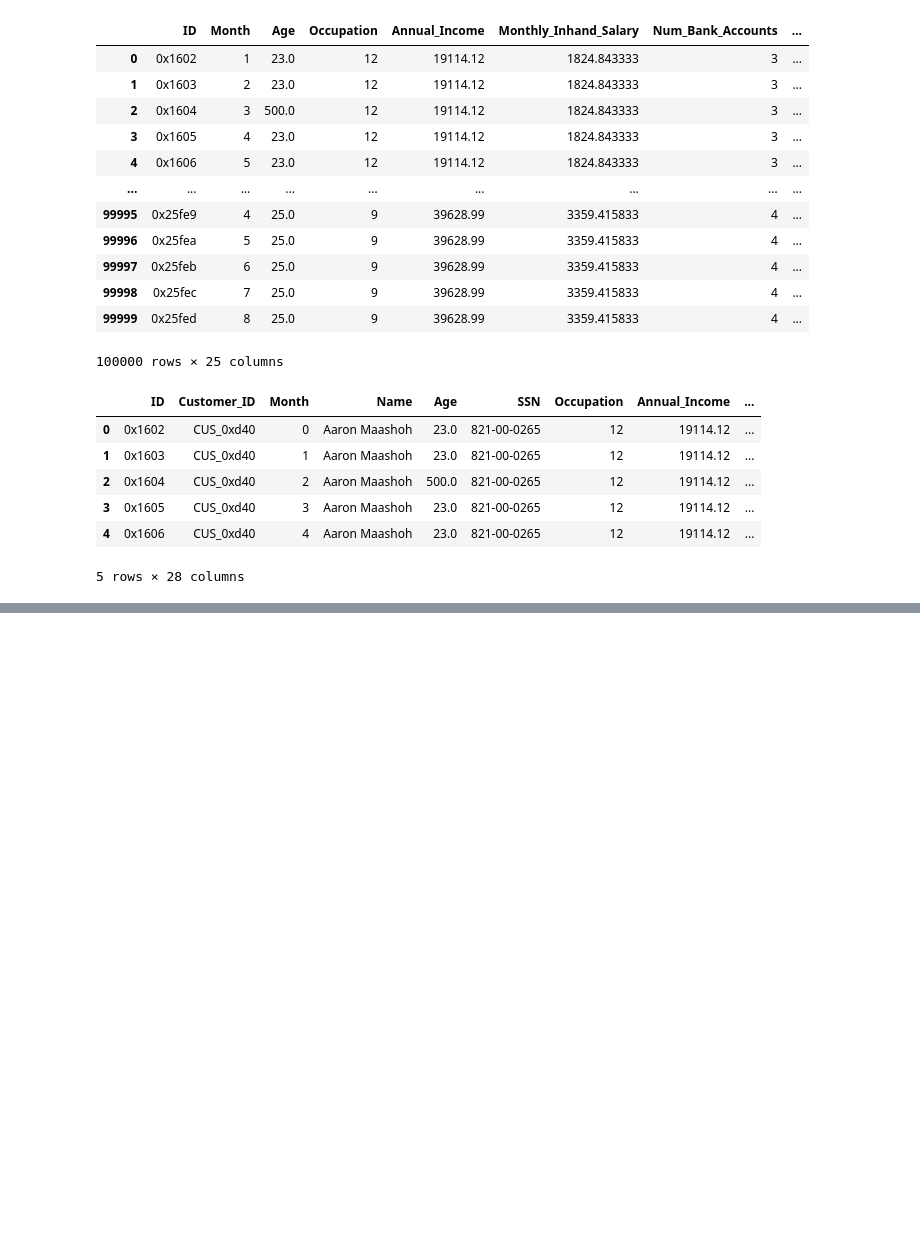
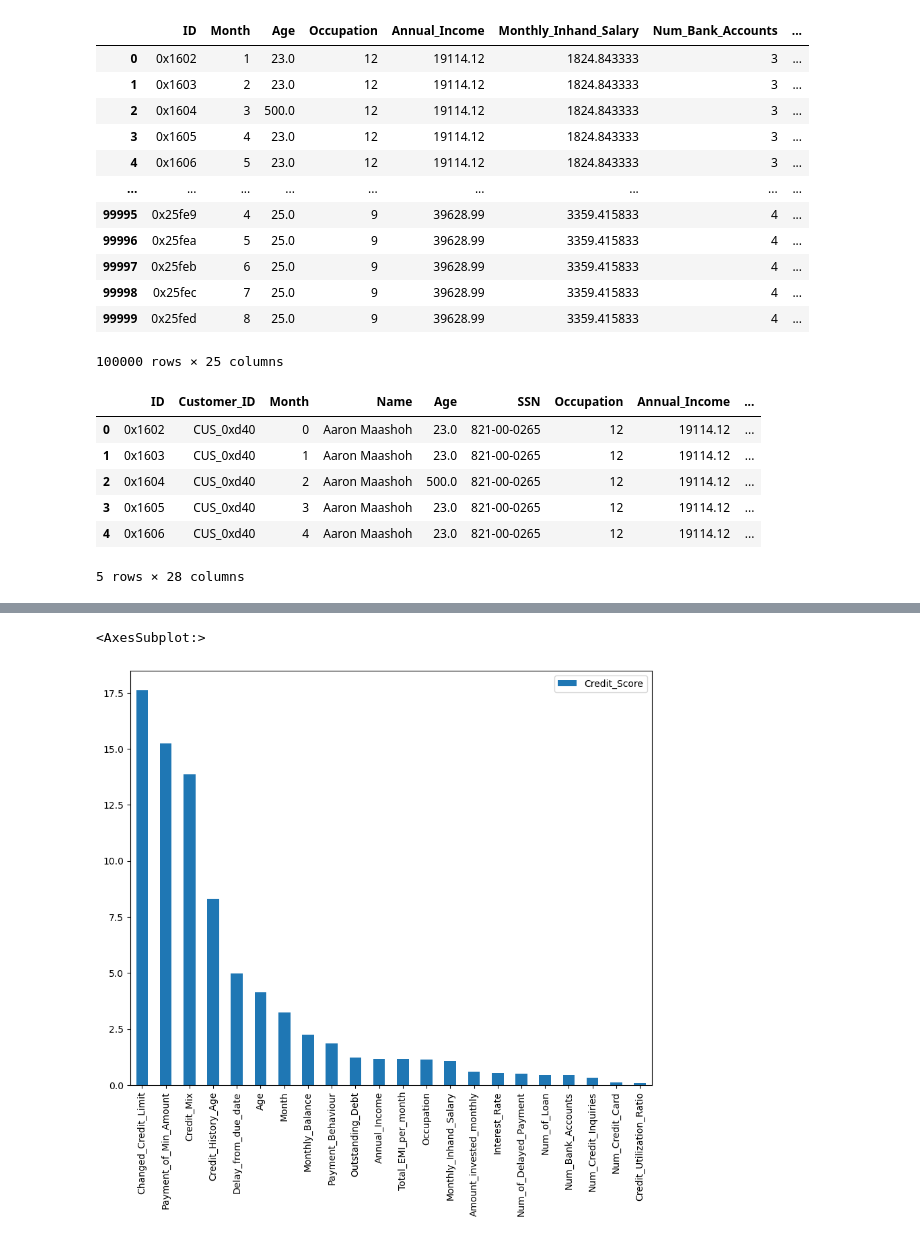
Before and after one commit to janki3l/mlbasics, a Jupyter notebook: creditScore.ipynb, the cells around one changed output, grey strips where cells are left out. Saved outputs shown, nothing was run; the diff lists cells and outputs as text; code cells hidden in the pictures; blank space fills up the shorter version.

```diff
--- a/creditScore.ipynb
+++ b/creditScore.ipynb
@@ -230,0 +253,4 @@ df_train.head()
+# %%
+# drop nanów
+
+df_train = df_train.dropna()
@@ -230,0 +354,7 @@ df_train.head()
+# %%
+# Ranking
+
+pd.DataFrame(abs(df_train.corr()['Credit_Score'].drop('Credit_Score')*100).sort_values(ascending=False)).plot.bar(figsize = (10,8))
+# %% [output]
+<AxesSubplot:>
+[figure, added]
```
Also changed, not shown: parts of 12 cells of this notebook.
